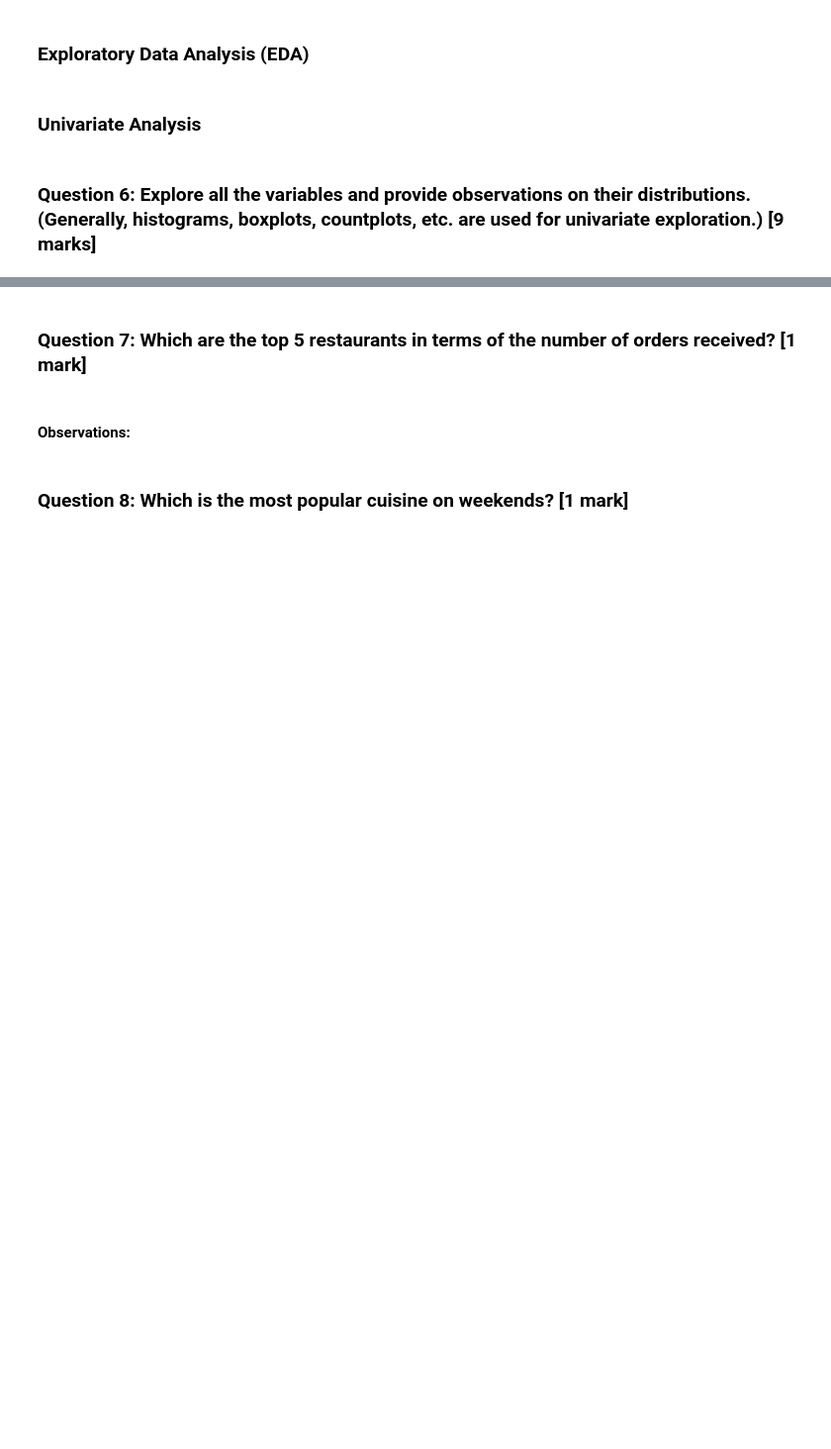
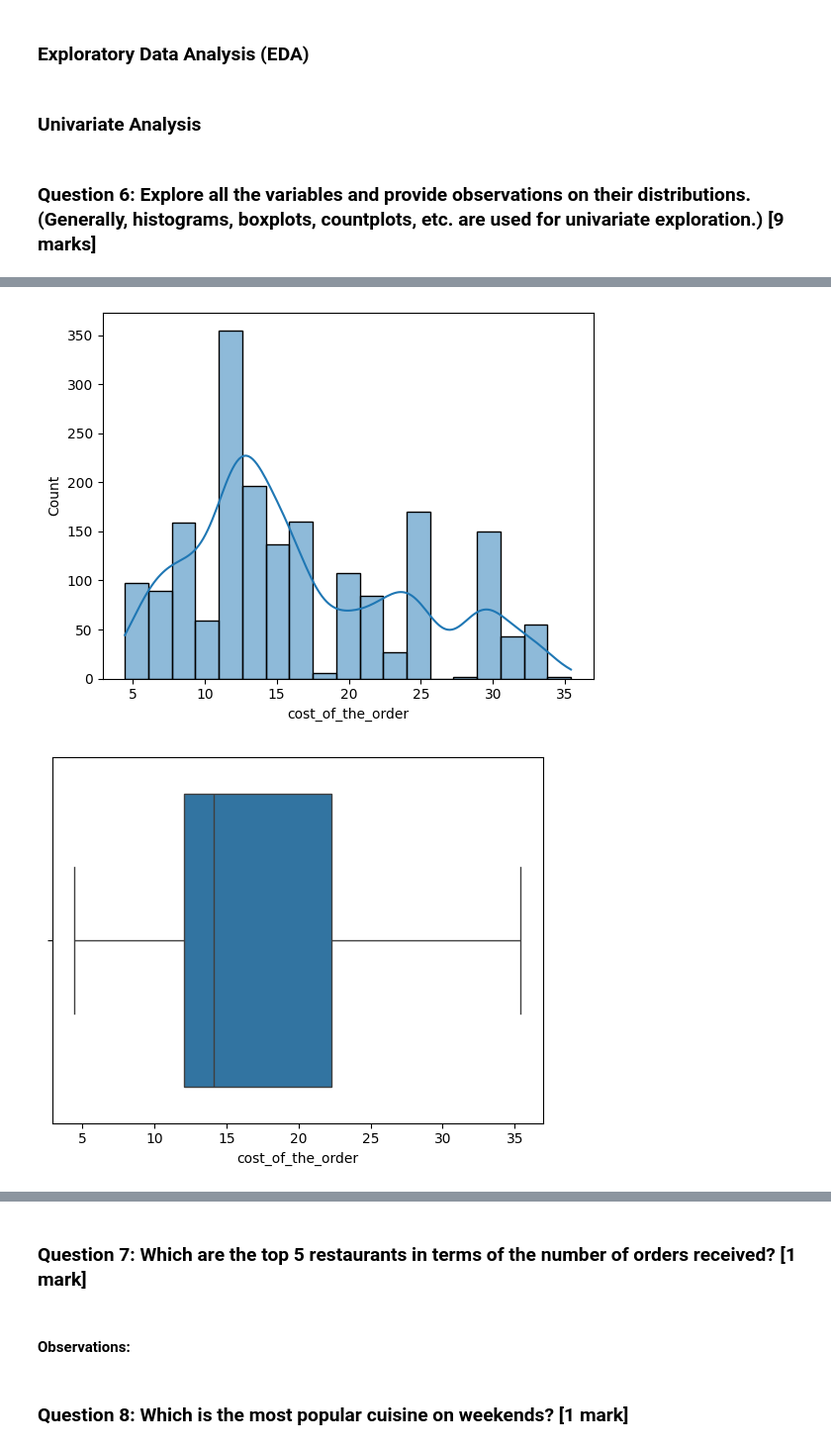
Before and after one commit to ankur0405/LearningPython, a Jupyter notebook: Learner_Notebook_Full_Code.ipynb, the cells around one changed output, grey strips where cells are left out. Shown at 99% size. Drawn from its saved outputs; the diff is of its cells as text; code cells hidden in the pictures; blank space fills up the shorter version.

```diff
--- a/Learner_Notebook_Full_Code.ipynb
+++ b/Learner_Notebook_Full_Code.ipynb
@@ -159,0 +218,11 @@ df[df['rating']=='Not given'].shape[0]
+# %%
+#checking for cost of order - being a numeric value, putting histplot and boxplot to study the same
+plt.figure()
+sns.histplot(data=df,x='cost_of_the_order',kde=True)
+plt.show()
+plt.figure()
+sns.boxplot(data=df,x='cost_of_the_order')
+plt.show()
+# %% [output]
+[figure, added]
+[figure, added]
```
Also changed, not shown: parts of 9 cells of this notebook.
